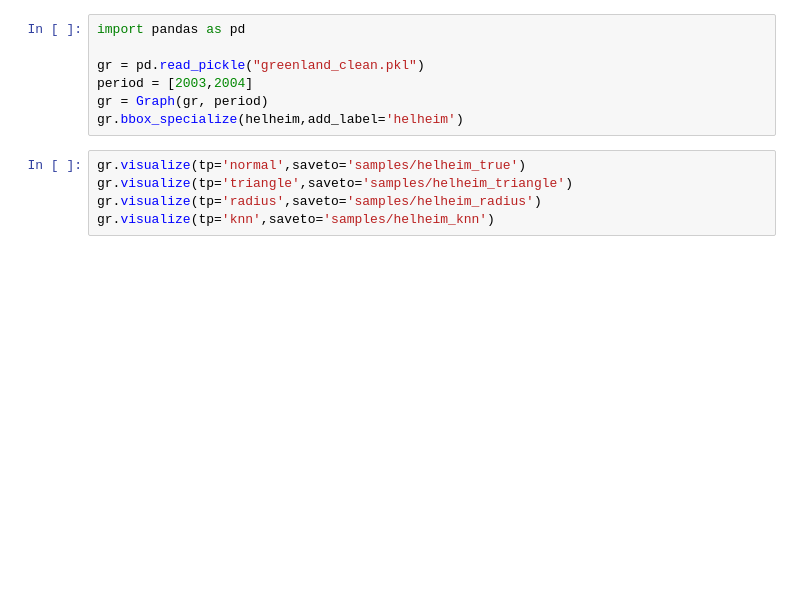
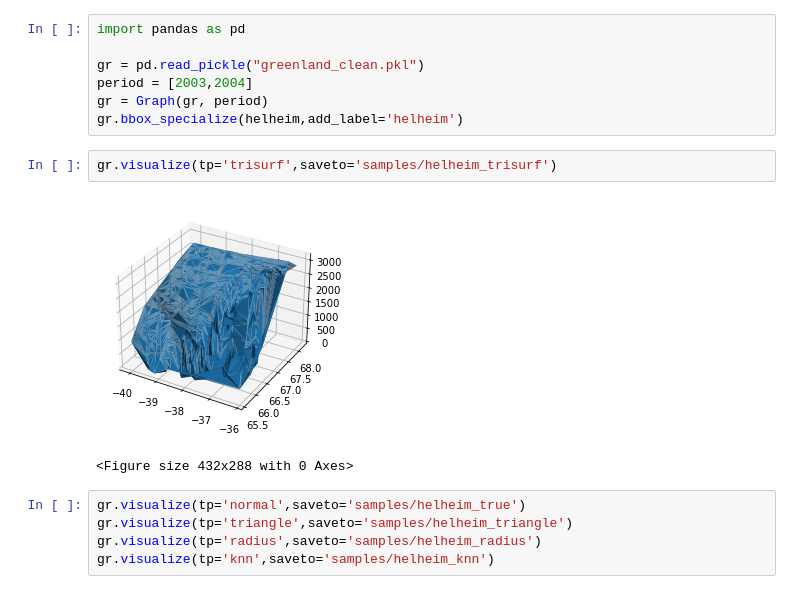
Before and after one commit to njbergam/GAGA, a Jupyter notebook: 1_plotting.ipynb, the cells around one changed output. Saved outputs shown, nothing was run; the diff lists cells and outputs as text; blank space fills up the shorter version.

```diff
--- a/1_plotting.ipynb
+++ b/1_plotting.ipynb
@@ -9,6 +24,11 @@ gr = pd.read_pickle("greenland_clean.pkl")
 period = [2003,2004]
 gr = Graph(gr, period)
 gr.bbox_specialize(helheim,add_label='helheim')
+# %%
+gr.visualize(tp='trisurf',saveto='samples/helheim_trisurf')
+# %% [output]
+[figure, added]
+<Figure size 432x288 with 0 Axes>
 # %%
 gr.visualize(tp='normal',saveto='samples/helheim_true')
 gr.visualize(tp='triangle',saveto='samples/helheim_triangle')
```
Also changed, not shown: parts of 4 cells of this notebook, 18 other files.
